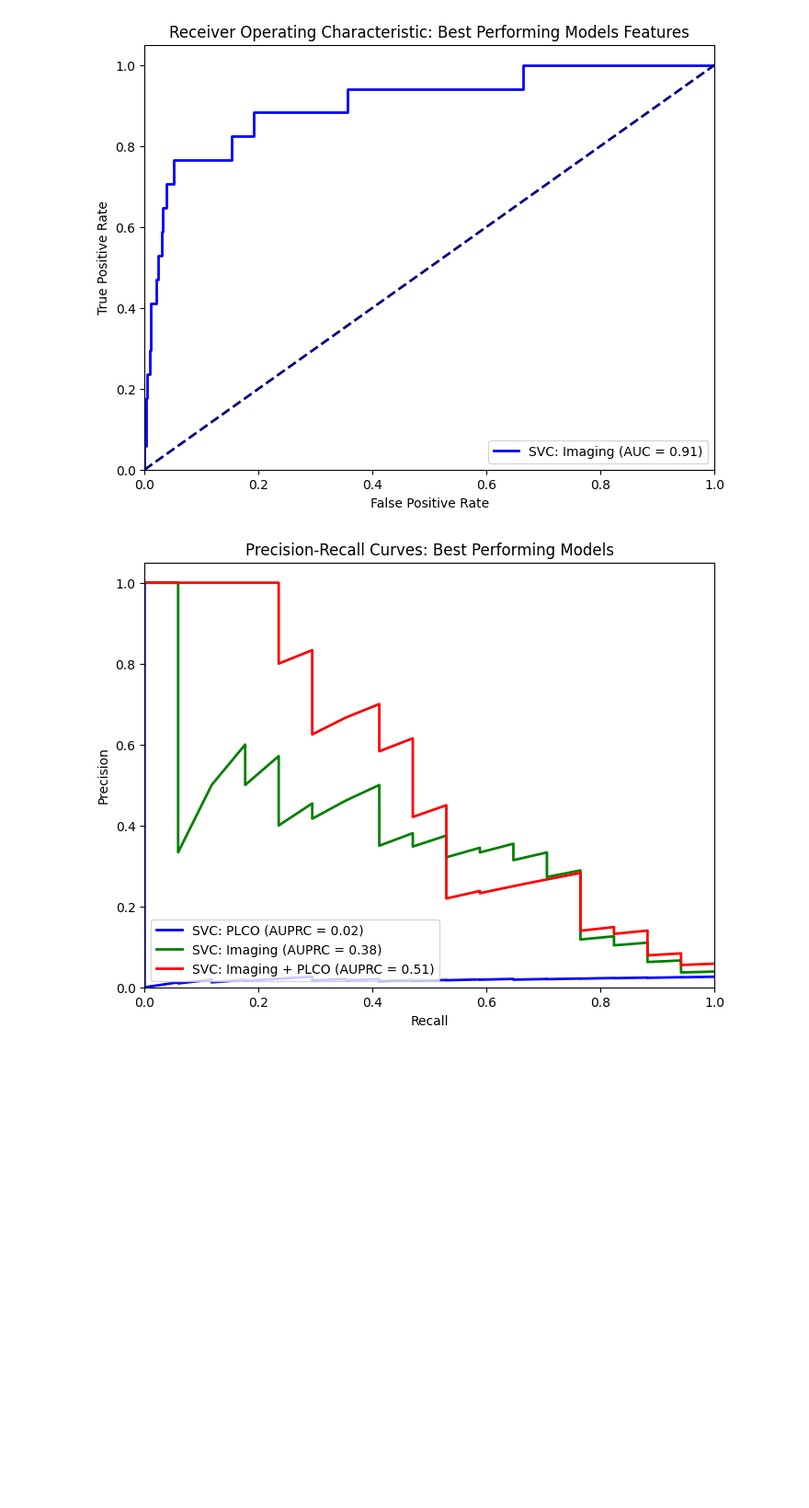
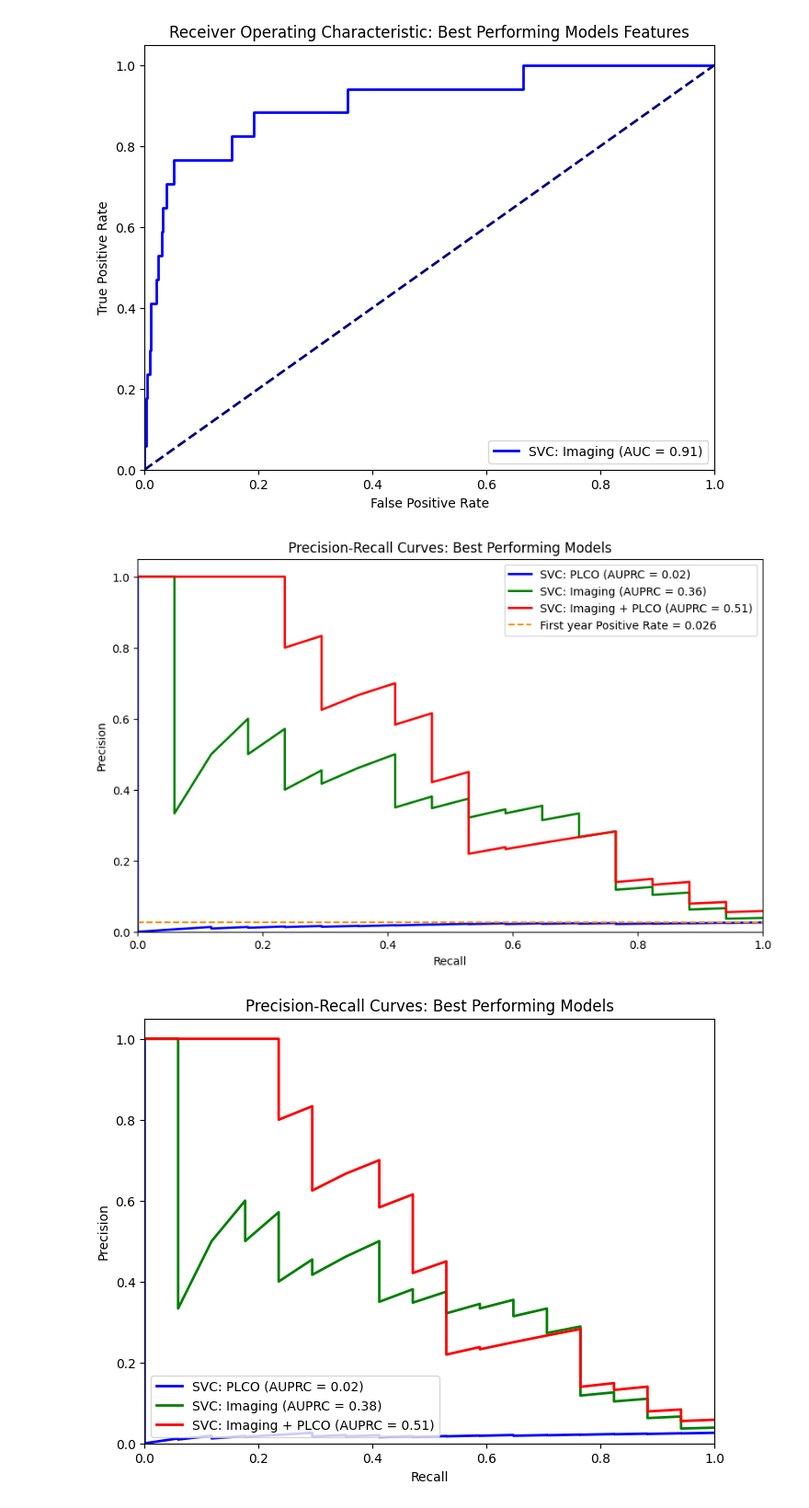
Before and after one commit to leonardgarcia90/Sybil-Project, a Jupyter notebook: sybil_ml_training.ipynb, the cells around one changed output. Shown at 92% size. Cells and saved outputs as stored; diff of their text form; code cells hidden in the pictures; blank space fills up the shorter version.

```diff
--- a/sybil_ml_training.ipynb
+++ b/sybil_ml_training.ipynb
@@ -3457,7 +3285,7 @@ def make_pr_curve(models, X_test, y_test, chart_title):
 def make_mixed_pr_curve(chart_title):
 
 
-    plt.figure(figsize=(8, 6))  # Set the figure size for the plot
+    plt.figure(figsize=(10, 6))  # Set the figure size for the plot
     colors = ['blue', 'green', 'red']
 
     X_nlst = nlst_test_patients_plco_df[plco_training_features_list]
@@ -3484,7 +3312,10 @@ def make_mixed_pr_curve(chart_title):
 
     y_probs = best_svc_model_im.predict_proba(X_ucla)[:, 1]  # Get probabilities for the positive class
     precision, recall, _ = precision_recall_curve(y_ucla, y_probs)
-    pr_auc = average_precision_score(y_ucla, y_probs)
+
+    # Calculate AUPRC
+    pr_auc = auc(recall, precision)
+#    pr_auc = average_precision_score(y_ucla, y_probs)
     plt.plot(recall, precision, color=colors.pop(0), lw=2,
              label=f'SVC: Imaging (AUPRC = {pr_auc:.2f})')
 
@@ -3503,24 +3334,31 @@ def make_mixed_pr_curve(chart_title):
 
     y_ucla = ucla_sybil_training_df['first_year_diagnosis']
 
-
-
     y_probs = best_svc_plco_im.predict_proba(X_ucla)[:, 1]  # Get probabilities for the positive class
     precision, recall, _ = precision_recall_curve(y_ucla, y_probs)
-    pr_auc = average_precision_score(y_ucla, y_probs)
+    # Calculate AUPRC
+    pr_auc = auc(recall, precision)
+#    pr_auc = average_precision_score(y_ucla, y_probs)
     plt.plot(recall, precision, color=colors.pop(0), lw=2,
              label=f'SVC: Imaging + PLCO (AUPRC = {pr_auc:.2f})')
 
+
+    # Add a horizontal line at y = 0.026 to represent first year positive case rate
+    plt.axhline(y=0.026, color='darkorange', linestyle='--', label=f'First year Positive Rate = 0.026')
 
     # Add labels and title to the plot
     plt.xlabel('Recall')
     plt.ylabel('Precision')
     plt.title('Precision-Recall Curves: ' + chart_title)
-    plt.legend(loc="lower left")
+    plt.legend(loc="upper right")
     plt.ylim([0.0, 1.05])
     plt.xlim([0.0, 1.0])
 
     plt.show()  # Display the plot
+# %%
+make_mixed_pr_curve('Best Performing Models')
+# %% [output]
+[figure, added]
 # %%
 make_mixed_pr_curve('Best Performing Models')
 # %% [output]
```
Also changed, not shown: parts of 63 cells of this notebook, 1 other file.
